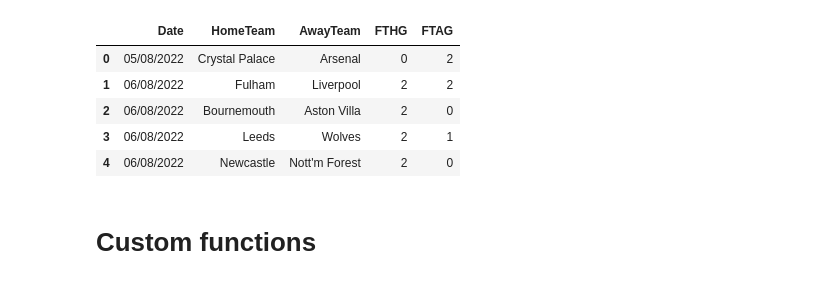
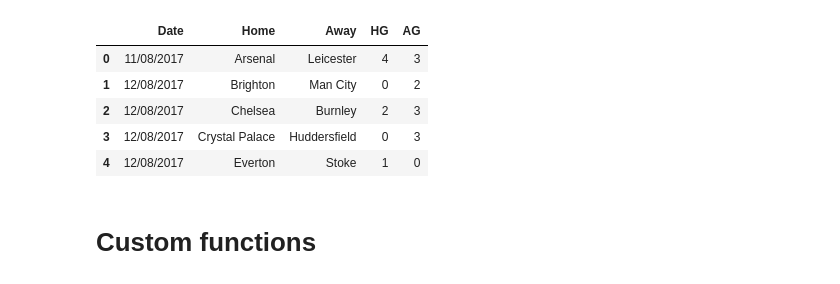
Before and after one commit to hmantovani/hmantovani, a Jupyter notebook: poisson/football/Dixon Coles.ipynb, the cells around one changed output. Cells and saved outputs as stored; diff of their text form; code cells hidden in the pictures.

```diff
--- a/poisson/football/Dixon Coles.ipynb
+++ b/poisson/football/Dixon Coles.ipynb
@@ -8,7 +8,6 @@ import numpy as np
 import matplotlib.pyplot as plt
 from scipy.spatial import distance
 
-df = pd.read_csv("https://www.football-data.co.uk/mmz4281/2223/E0.csv")
-df = df[["Date", "HomeTeam", "AwayTeam", "FTHG", "FTAG"]]
+df = pd.read_csv("PL18.csv", sep=';')
 df.head()
 # %% [output]
@@ -18,9 +14,9 @@ WARNING (aesara.tensor.blas): Using NumPy C-API based implementation for BLAS fu
-|  | Date | HomeTeam | AwayTeam | FTHG | FTAG |
-| 0 | 05/08/2022 | Crystal Palace | Arsenal | 0 | 2 |
-| 1 | 06/08/2022 | Fulham | Liverpool | 2 | 2 |
-| 2 | 06/08/2022 | Bournemouth | Aston Villa | 2 | 0 |
-| 3 | 06/08/2022 | Leeds | Wolves | 2 | 1 |
-| 4 | 06/08/2022 | Newcastle | Nott'm Forest | 2 | 0 |
+|  | Date | Home | Away | HG | AG |
+| 0 | 11/08/2017 | Arsenal | Leicester | 4 | 3 |
+| 1 | 12/08/2017 | Brighton | Man City | 0 | 2 |
+| 2 | 12/08/2017 | Chelsea | Burnley | 2 | 3 |
+| 3 | 12/08/2017 | Crystal Palace | Huddersfield | 0 | 3 |
+| 4 | 12/08/2017 | Everton | Stoke | 1 | 0 |
 # %% [markdown]
 # Custom functions
 # %%
```
Also changed, not shown: parts of 25 cells of this notebook.
